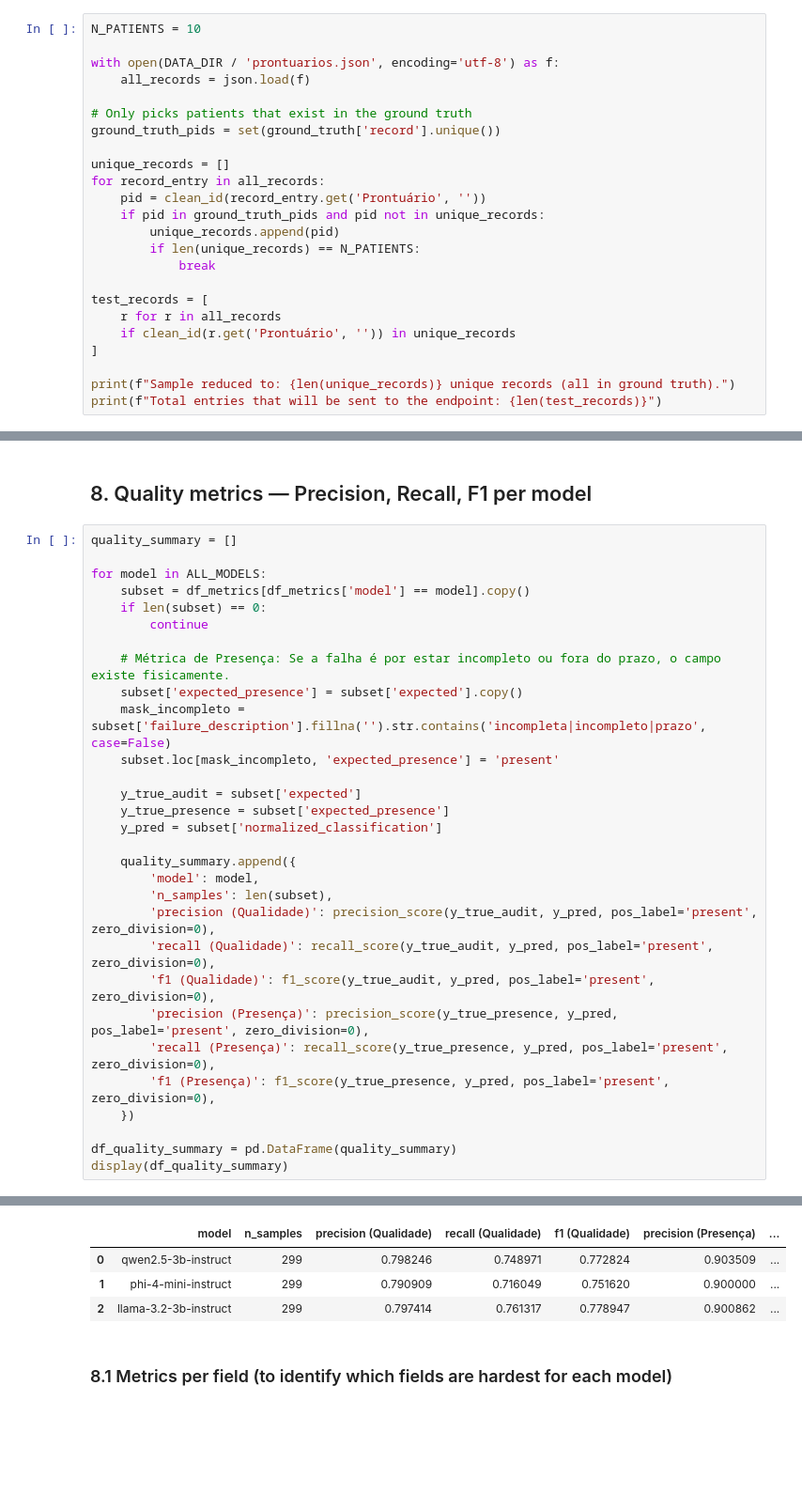
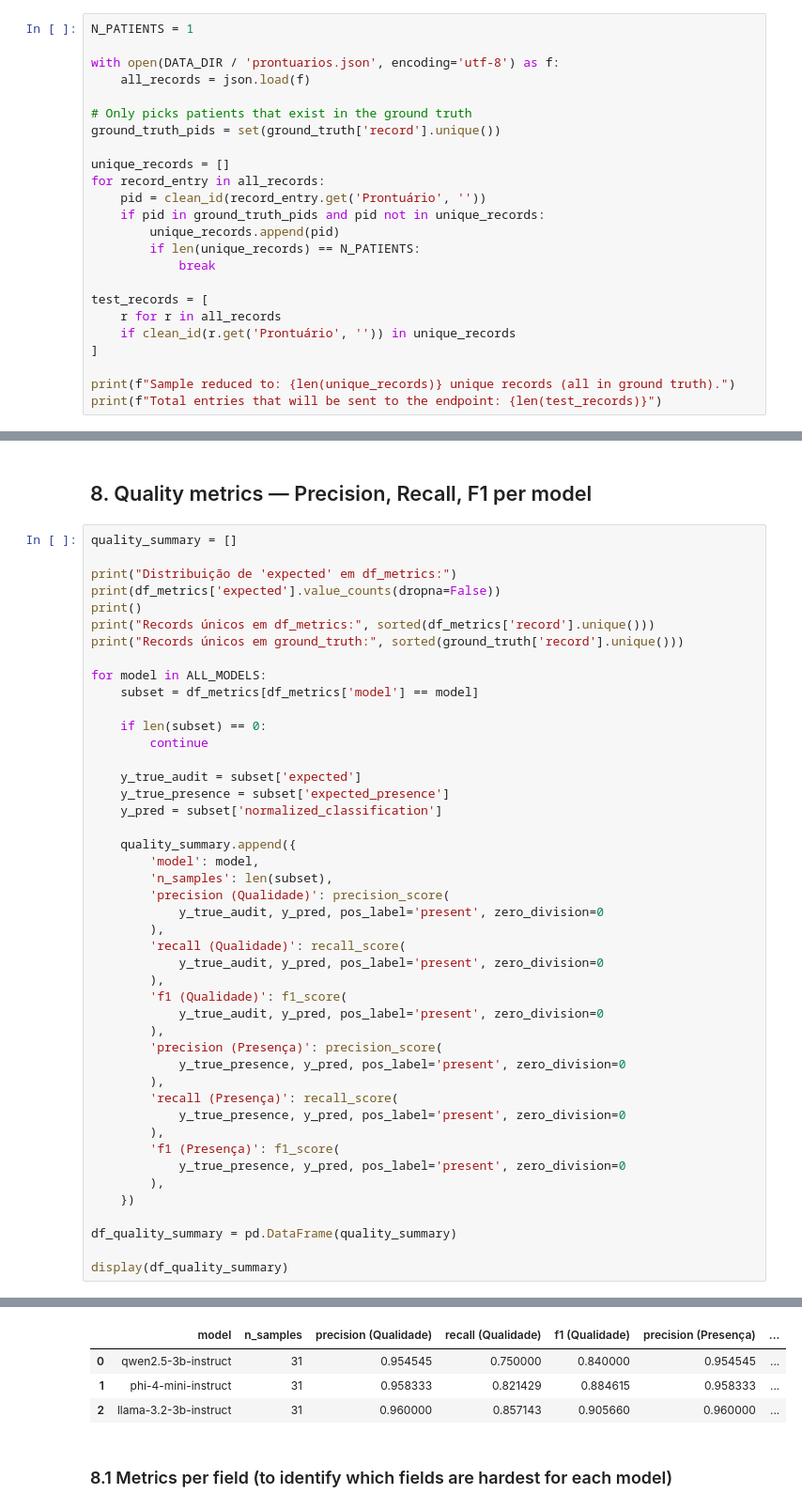
Before and after one commit to MaraLeao/Auditor-de-Qualidade-de-PEP, a Jupyter notebook: data_extract/evaluation/notebooks/avaliacao_modelos.ipynb, the cells around one changed output, grey strips where cells are left out. Shown at 94% size. Cells and saved outputs as stored; diff of their text form; blank space fills up the shorter version.

```diff
--- a/data_extract/evaluation/notebooks/avaliacao_modelos.ipynb
+++ b/data_extract/evaluation/notebooks/avaliacao_modelos.ipynb
@@ -127,7 +127,7 @@ Records Parcialmente Conforme: 9
 | 3 | 20981529 | secao_b_anamnese | exame_fisico | MEDICINA | Anamnese | incompleta | Exame físico sem avaliação de ACV... | ... |
 | 4 | 20981529 | secao_c | diagnostico_cid | MEDICINA | Cirúrgico | ausente | CID do diagnóstico cirúrgico não ... | ... |
 # %%
-N_PATIENTS = 10
+N_PATIENTS = 1
 
 with open(DATA_DIR / 'prontuarios.json', encoding='utf-8') as f:
     all_records = json.load(f)
@@ -408,15 +423,17 @@ Total comparable rows (AI x ground truth): 930
 # %%
 quality_summary = []
 
+print("Distribuição de 'expected' em df_metrics:")
+print(df_metrics['expected'].value_counts(dropna=False))
+print()
+print("Records únicos em df_metrics:", sorted(df_metrics['record'].unique()))
+print("Records únicos em ground_truth:", sorted(ground_truth['record'].unique()))
+
 for model in ALL_MODELS:
-    subset = df_metrics[df_metrics['model'] == model].copy()
+    subset = df_metrics[df_metrics['model'] == model]
+
     if len(subset) == 0:
         continue
-
-    # Métrica de Presença: Se a falha é por estar incompleto ou fora do prazo, o campo existe fisicamente.
-    subset['expected_presence'] = subset['expected'].copy()
-    mask_incompleto = subset['failure_description'].fillna('').str.contains('incompleta|incompleto|prazo', case=False)
-    subset.loc[mask_incompleto, 'expected_presence'] = 'present'
 
     y_true_audit = subset['expected']
     y_true_presence = subset['expected_presence']
@@ -425,14 +442,27 @@ for model in ALL_MODELS:
     quality_summary.append({
         'model': model,
         'n_samples': len(subset),
-        'precision (Qualidade)': precision_score(y_true_audit, y_pred, pos_label='present', zero_division=0),
-        'recall (Qualidade)': recall_score(y_true_audit, y_pred, pos_label='present', zero_division=0),
-        'f1 (Qualidade)': f1_score(y_true_audit, y_pred, pos_label='present', zero_division=0),
-        'precision (Presença)': precision_score(y_true_presence, y_pred, pos_label='present', zero_division=0),
-        'recall (Presença)': recall_score(y_true_presence, y_pred, pos_label='present', zero_division=0),
-        'f1 (Presença)': f1_score(y_true_presence, y_pred, pos_label='present', zero_division=0),
+        'precision (Qualidade)': precision_score(
+            y_true_audit, y_pred, pos_label='present', zero_division=0
+        ),
+        'recall (Qualidade)': recall_score(
+            y_true_audit, y_pred, pos_label='present', zero_division=0
+        ),
+        'f1 (Qualidade)': f1_score(
+            y_true_audit, y_pred, pos_label='present', zero_division=0
+        ),
+        'precision (Presença)': precision_score(
+            y_true_presence, y_pred, pos_label='present', zero_division=0
+        ),
+        'recall (Presença)': recall_score(
+            y_true_presence, y_pred, pos_label='present', zero_division=0
+        ),
+        'f1 (Presença)': f1_score(
+            y_true_presence, y_pred, pos_label='present', zero_division=0
+        ),
     })
 
 df_quality_summary = pd.DataFrame(quality_summary)
+
 display(df_quality_summary)
 # %% [output]
@@ -439,7 +477,7 @@ display(df_quality_summary)
 |  | model | n_samples | precision (Qualidade) | recall (Qualidade) | f1 (Qualidade) | precision (Presença) | ... |
-| 0 | qwen2.5-3b-instruct | 299 | 0.798246 | 0.748971 | 0.772824 | 0.903509 | ... |
-| 1 | phi-4-mini-instruct | 299 | 0.790909 | 0.716049 | 0.751620 | 0.900000 | ... |
-| 2 | llama-3.2-3b-instruct | 299 | 0.797414 | 0.761317 | 0.778947 | 0.900862 | ... |
+| 0 | qwen2.5-3b-instruct | 31 | 0.954545 | 0.750000 | 0.840000 | 0.954545 | ... |
+| 1 | phi-4-mini-instruct | 31 | 0.958333 | 0.821429 | 0.884615 | 0.958333 | ... |
+| 2 | llama-3.2-3b-instruct | 31 | 0.960000 | 0.857143 | 0.905660 | 0.960000 | ... |
 # %% [markdown]
 ### 8.1 Metrics per field (to identify which fields are hardest for each model)
 # %%
```
Also changed, not shown: parts of 14 cells of this notebook.
